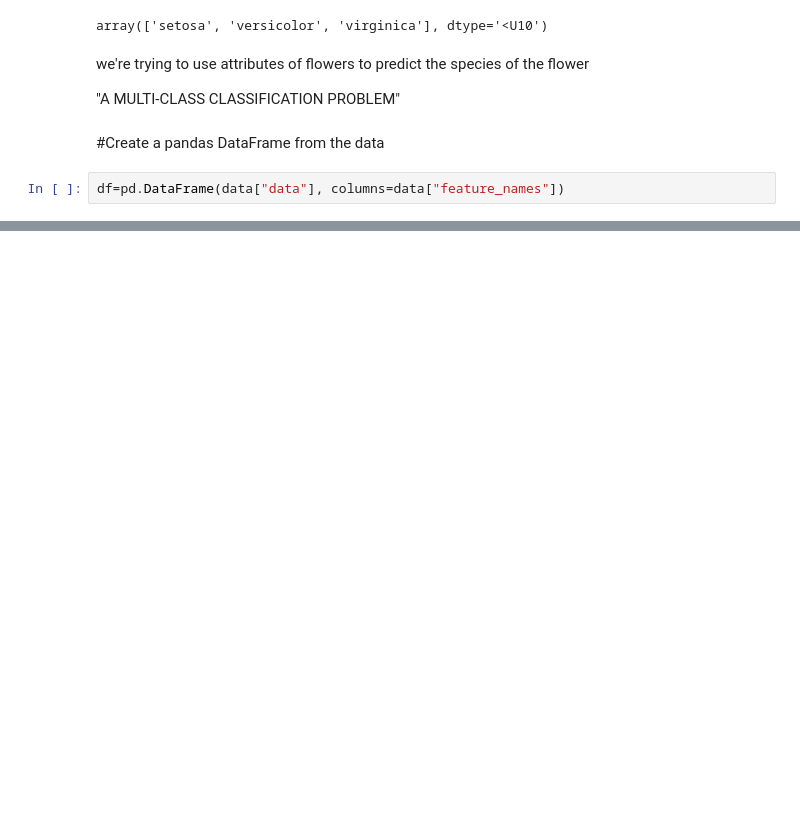
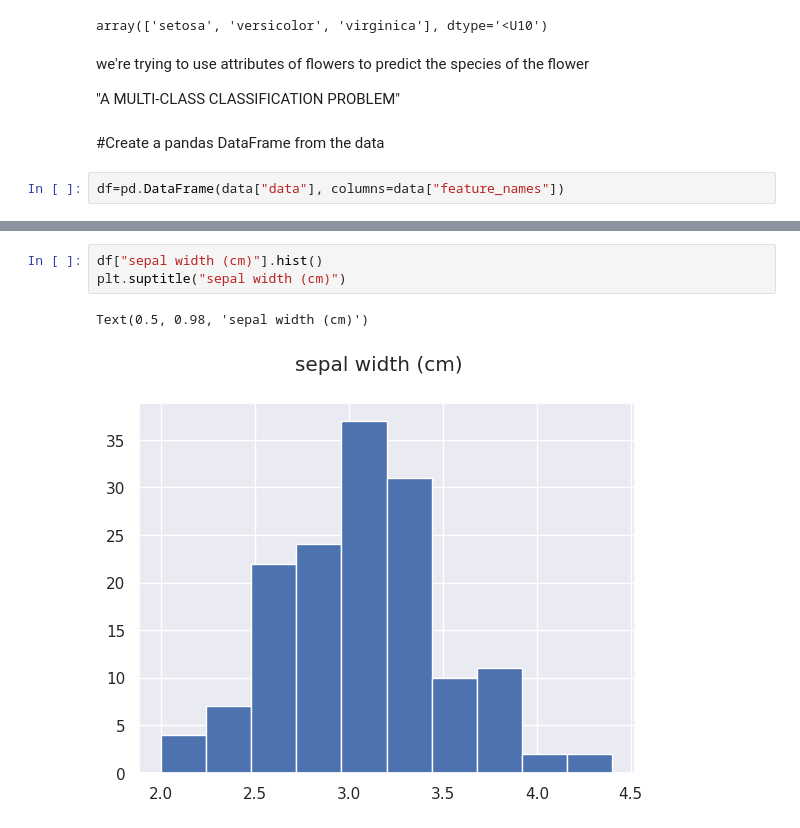
Before and after one commit to NetizenCodes/-netizen-ai-notebook, a Jupyter notebook: ML_iris_flower_project.ipynb, the cells around one changed output, grey strips where cells are left out. Saved outputs shown, nothing was run; the diff lists cells and outputs as text; blank space fills up the shorter version.

```diff
--- a/ML_iris_flower_project.ipynb
+++ b/ML_iris_flower_project.ipynb
@@ -79,0 +126,6 @@ df=pd.DataFrame(data["data"], columns=data["feature_names"])
+# %%
+df["sepal width (cm)"].hist()
+plt.suptitle("sepal width (cm)")
+# %% [output]
+Text(0.5, 0.98, 'sepal width (cm)')
+[figure, added]
```
Also changed, not shown: parts of 15 cells of this notebook.
